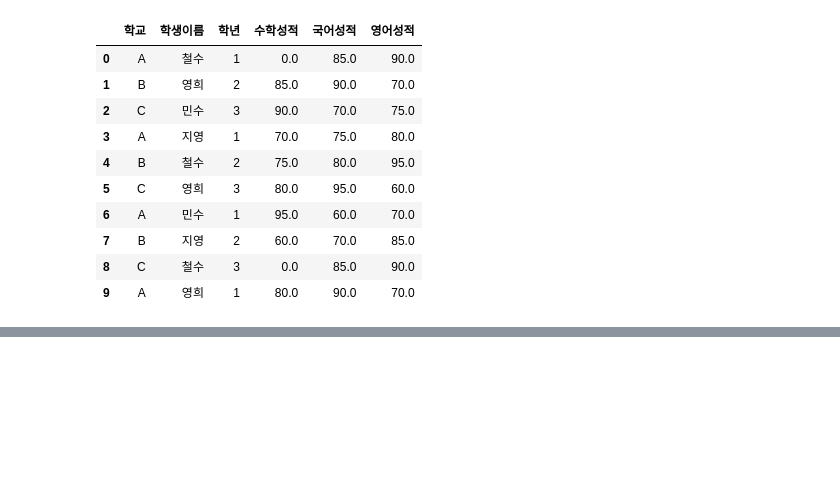
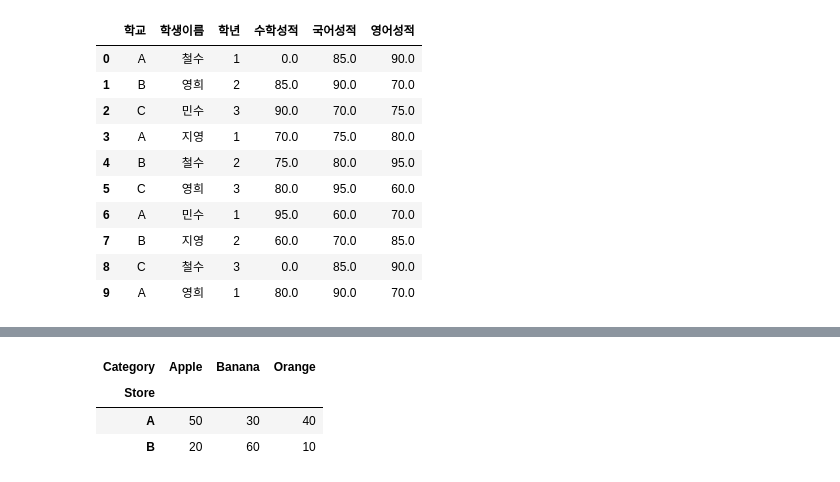
Before and after one commit to hundong2/machine_learning, a Jupyter notebook: pandas/pandas_series.ipynb, the cells around one changed output, grey strips where cells are left out. Cells and saved outputs as stored; diff of their text form; code cells hidden in the pictures; blank space fills up the shorter version.

```diff
--- a/pandas/pandas_series.ipynb
+++ b/pandas/pandas_series.ipynb
@@ -1976,0 +2116,14 @@ df.head(10)
+# %%
+data = {'Store': ['A', 'A', 'A', 'B', 'B', 'B'],
+        'Category': ['Apple', 'Banana', 'Orange', 'Apple', 'Banana', 'Orange'],
+        'Sales': [50, 30, 40, 20, 60, 10]}
+df = pd.DataFrame(data)
+
+# 피벗 테이블 생성
+pivot_table = df.pivot_table(index='Store', columns='Category', values='Sales', aggfunc='sum')
+pivot_table
+# %% [output]
+| Category | Apple | Banana | Orange |
+| Store |  |  |  |
+| A | 50 | 30 | 40 |
+| B | 20 | 60 | 10 |
```
Also changed, not shown: parts of 8 cells of this notebook, 4 other files.
